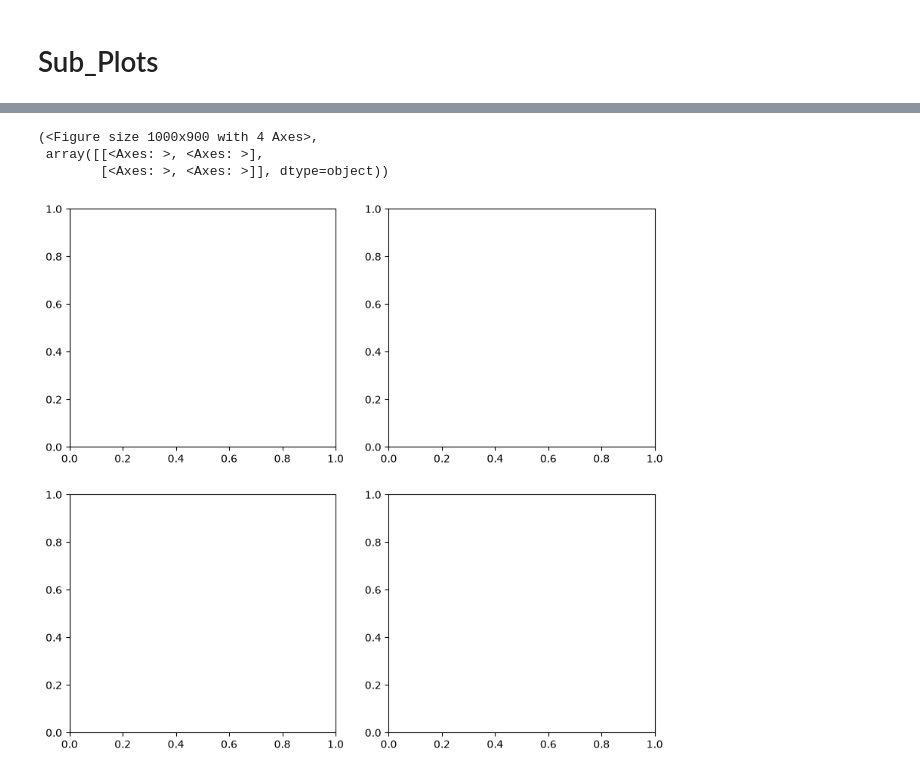
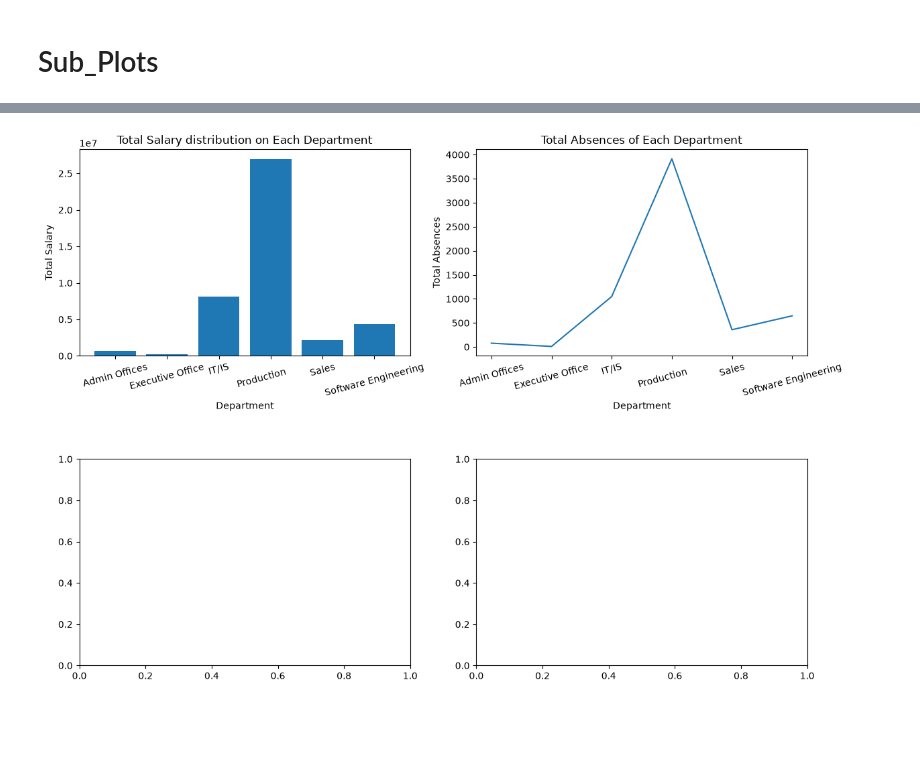
Before and after one commit to Shaswat64/Data-Sci, a Jupyter notebook: visualization.ipynb, the cells around one changed output, grey strips where cells are left out. Saved outputs shown, nothing was run; the diff lists cells and outputs as text; code cells hidden in the pictures; blank space fills up the shorter version.

Commit message:
Sub Plots

```diff
--- a/visualization.ipynb
+++ b/visualization.ipynb
@@ -217,12 +217,12 @@ for container in ax.containers:
 # %% [markdown]
 # Sub_Plots
 # %%
-df.groupby('Department').agg(
+dep_details = df.groupby('Department').agg(
     Total_Employee = ('EmpID','count'),
     Total_Salary = ('Salary','sum'),
     Total_Absences = ('Absences','sum'),
     Total_Projects=('SpecialProjectsCount','sum'),
  ).reset_index()
 
-# dep_details.columns = dep_
+dep_details.columns
 # %% [output]
@@ -236,8 +232,21 @@ df.groupby('Department').agg(
 # %%
-plt.subplots(2,2, figsize = (10,9))
-plt.bar()
+fig, axes = plt.subplots(2, 2, figsize=(14, 10))
+plt.subplots_adjust(hspace=0.5)
+
+ax1 = axes[0, 0]
+ax1.bar(dep_details['Department'], dep_details['Total_Salary'])
+ax1.set_xlabel('Department')
+ax1.set_ylabel('Total Salary')
+ax1.set_title('Total Salary distribution on Each Department')
+ax1.tick_params(axis='x', rotation=15)
+
+ax2 = axes[0, 1]
+ax2.plot(dep_details['Department'], dep_details['Total_Absences'])
+ax2.set_xlabel('Department')
+ax2.set_ylabel('Total Absences')
+ax2.set_title('Total Absences of Each Department')
+ax2.tick_params(axis='x', rotation=15)
+
+plt.show()
 # %% [output]
-(<Figure size 1000x900 with 4 Axes>,
- array([[<Axes: >, <Axes: >],
-        [<Axes: >, <Axes: >]], dtype=object))
-[figure, old version]
+[figure, new version]
```
Also changed, not shown: parts of 1 cell of this notebook.
